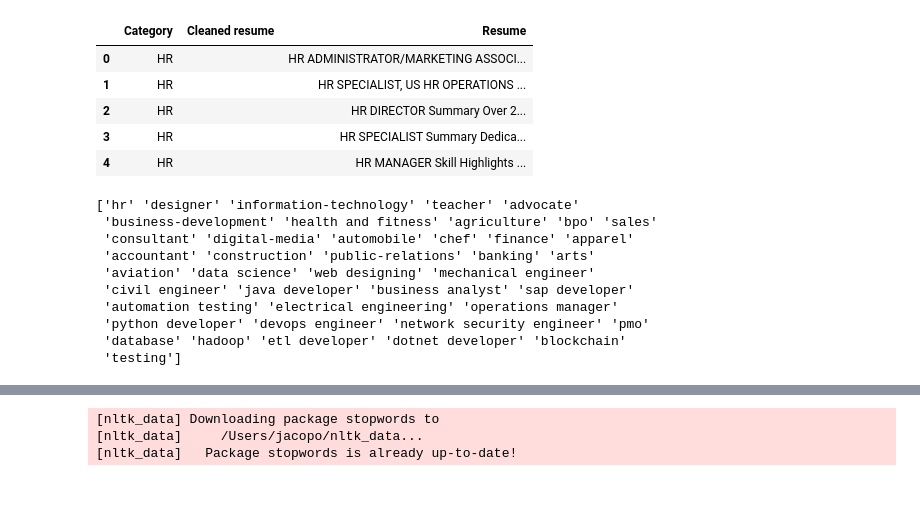
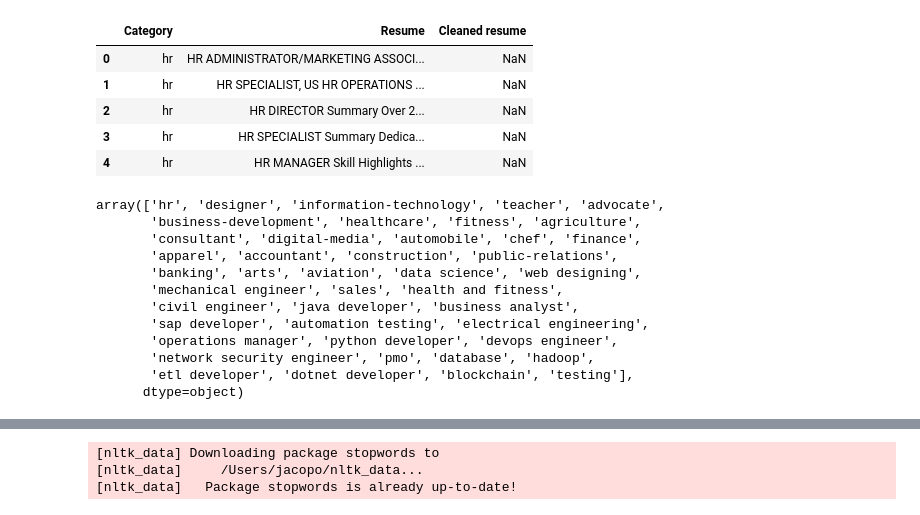
Before and after one commit to max423/Automatic-CV-classification, a Jupyter notebook: business-project.ipynb, the cells around one changed output, grey strips where cells are left out. Saved outputs shown, nothing was run; the diff lists cells and outputs as text; code cells hidden in the pictures.

```diff
--- a/business-project.ipynb
+++ b/business-project.ipynb
@@ -1,28 +1,16 @@
 # %%
-import numpy as np
 import pandas as pd
 import matplotlib.pyplot as plt
 import warnings
 warnings.filterwarnings('ignore')
-from sklearn.naive_bayes import MultinomialNB
 from sklearn.multiclass import OneVsRestClassifier
-from sklearn import metrics
-from sklearn.metrics import accuracy_score
-from pandas.plotting import scatter_matrix
-from sklearn.neighbors import KNeighborsClassifier
-from sklearn import metrics
 
-resumes = pd.read_csv('input/data-2.csv' ,encoding='utf-8')
-resumes['Cleaned resume'] = ''
-del resumes['ID']
-del resumes['Resume_html']
-resumes['Resume'] = resumes['Resume_str']
-del resumes['Resume_str']
+resumes = pd.read_csv('input/dataset.csv' ,encoding='utf-8')
 resumes.head()
 # %% [output]
-|  | Category | Cleaned resume | Resume |
-| 0 | HR |  | HR ADMINISTRATOR/MARKETING ASSOCI... |
-| 1 | HR |  | HR SPECIALIST, US HR OPERATIONS ... |
-| 2 | HR |  | HR DIRECTOR Summary Over 2... |
-| 3 | HR |  | HR SPECIALIST Summary Dedica... |
-| 4 | HR |  | HR MANAGER Skill Highlights ... |
+|  | Category | Resume | Cleaned resume |
+| 0 | hr | HR ADMINISTRATOR/MARKETING ASSOCI... | NaN |
+| 1 | hr | HR SPECIALIST, US HR OPERATIONS ... | NaN |
+| 2 | hr | HR DIRECTOR Summary Over 2... | NaN |
+| 3 | hr | HR SPECIALIST Summary Dedica... | NaN |
+| 4 | hr | HR MANAGER Skill Highlights ... | NaN |
@@ -31,13 +17,16 @@ resumes = pd.read_csv('input/data-3.csv' ,encoding='utf-8')
 # %%
-print (resumes['Category'].unique())
+# Existing categories
+resumes['Category'].unique()
 # %% [output]
-['hr' 'designer' 'information-technology' 'teacher' 'advocate'
- 'business-development' 'health and fitness' 'agriculture' 'bpo' 'sales'
- 'consultant' 'digital-media' 'automobile' 'chef' 'finance' 'apparel'
- 'accountant' 'construction' 'public-relations' 'banking' 'arts'
- 'aviation' 'data science' 'web designing' 'mechanical engineer'
- 'civil engineer' 'java developer' 'business analyst' 'sap developer'
- 'automation testing' 'electrical engineering' 'operations manager'
- 'python developer' 'devops engineer' 'network security engineer' 'pmo'
- 'database' 'hadoop' 'etl developer' 'dotnet developer' 'blockchain'
- 'testing']
+array(['hr', 'designer', 'information-technology', 'teacher', 'advocate',
+       'business-development', 'healthcare', 'fitness', 'agriculture',
+       'consultant', 'digital-media', 'automobile', 'chef', 'finance',
+       'apparel', 'accountant', 'construction', 'public-relations',
+       'banking', 'arts', 'aviation', 'data science', 'web designing',
+       'mechanical engineer', 'sales', 'health and fitness',
+       'civil engineer', 'java developer', 'business analyst',
+       'sap developer', 'automation testing', 'electrical engineering',
+       'operations manager', 'python developer', 'devops engineer',
+       'network security engineer', 'pmo', 'database', 'hadoop',
+       'etl developer', 'dotnet developer', 'blockchain', 'testing'],
+      dtype=object)
```
Also changed, not shown: parts of 43 cells of this notebook, 1 other file.
